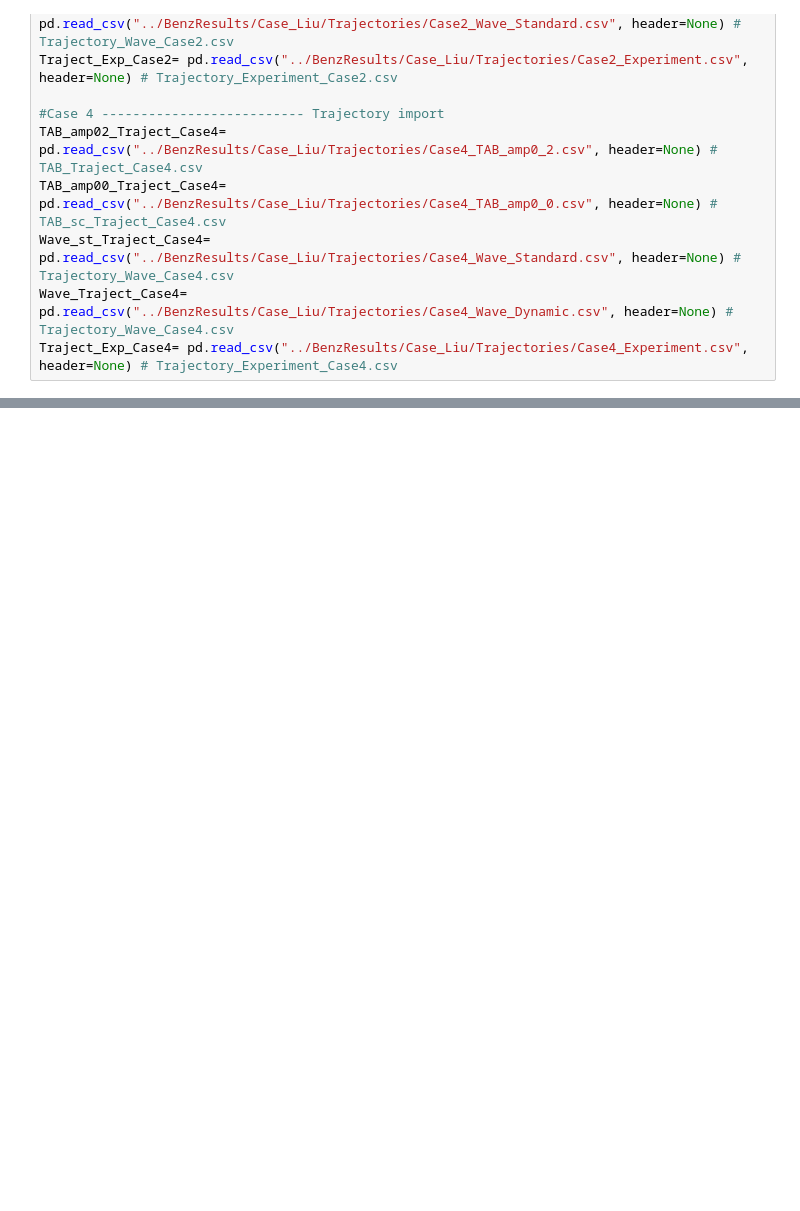
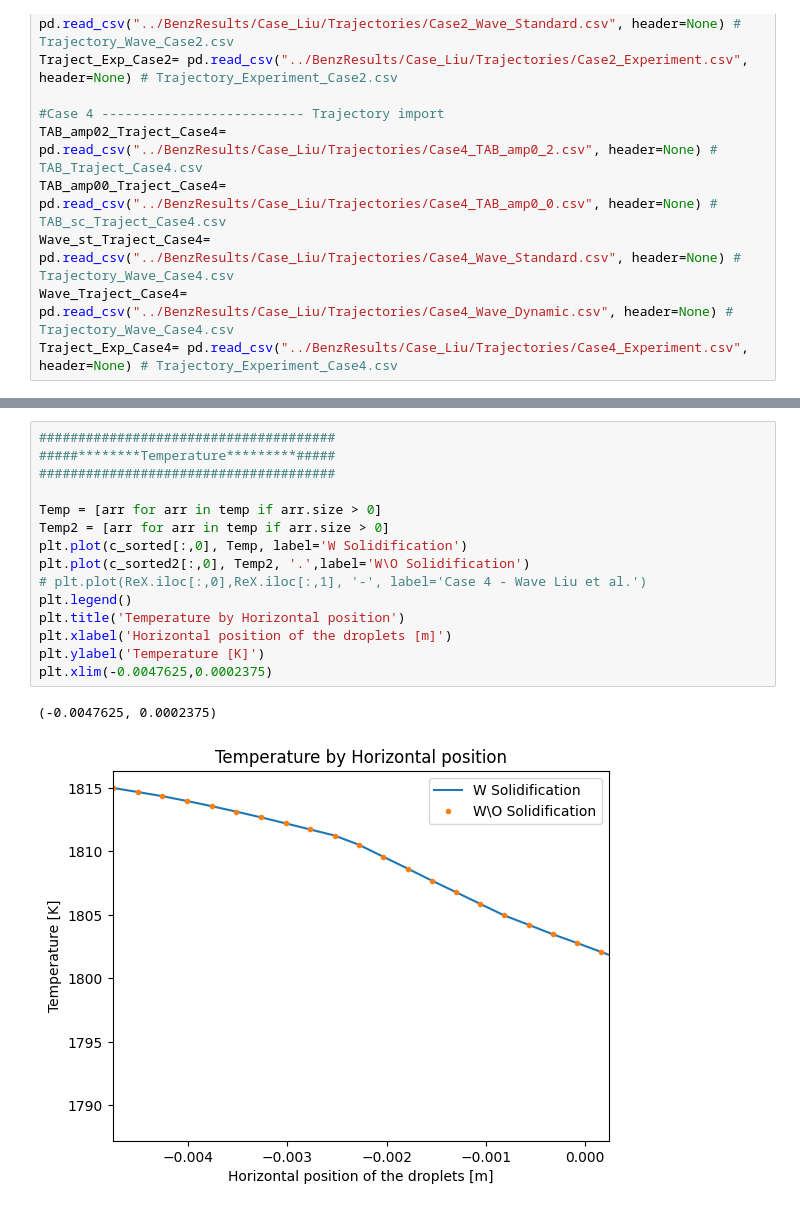
Before and after one commit to hamedeo/gasAtomizer, a Jupyter notebook: run/secondary_breakup/secondaryBreakupBenz/baseCase/postProcessing.ipynb, the cells around one changed output, grey strips where cells are left out. Drawn from its saved outputs; the diff is of its cells as text; blank space fills up the shorter version.

```diff
--- a/run/secondary_breakup/secondaryBreakupBenz/baseCase/postProcessing.ipynb
+++ b/run/secondary_breakup/secondaryBreakupBenz/baseCase/postProcessing.ipynb
@@ -207,0 +271,18 @@ plt.xlim(-0.0047625,0.0002375)
+# %%
+######################################
+#####********Temperature*********#####
+######################################
+
+Temp = [arr for arr in temp if arr.size > 0]
+Temp2 = [arr for arr in temp if arr.size > 0]
+plt.plot(c_sorted[:,0], Temp, label='W Solidification')
+plt.plot(c_sorted2[:,0], Temp2, '.',label='W\O Solidification')
+# plt.plot(ReX.iloc[:,0],ReX.iloc[:,1], '-', label='Case 4 - Wave Liu et al.')
+plt.legend()
+plt.title('Temperature by Horizontal position')
+plt.xlabel('Horizontal position of the droplets [m]')
+plt.ylabel('Temperature [K]')
+plt.xlim(-0.0047625,0.0002375)
+# %% [output]
+(-0.0047625, 0.0002375)
+[figure, added]
```
Also changed, not shown: parts of 15 cells of this notebook, 12 other files.
